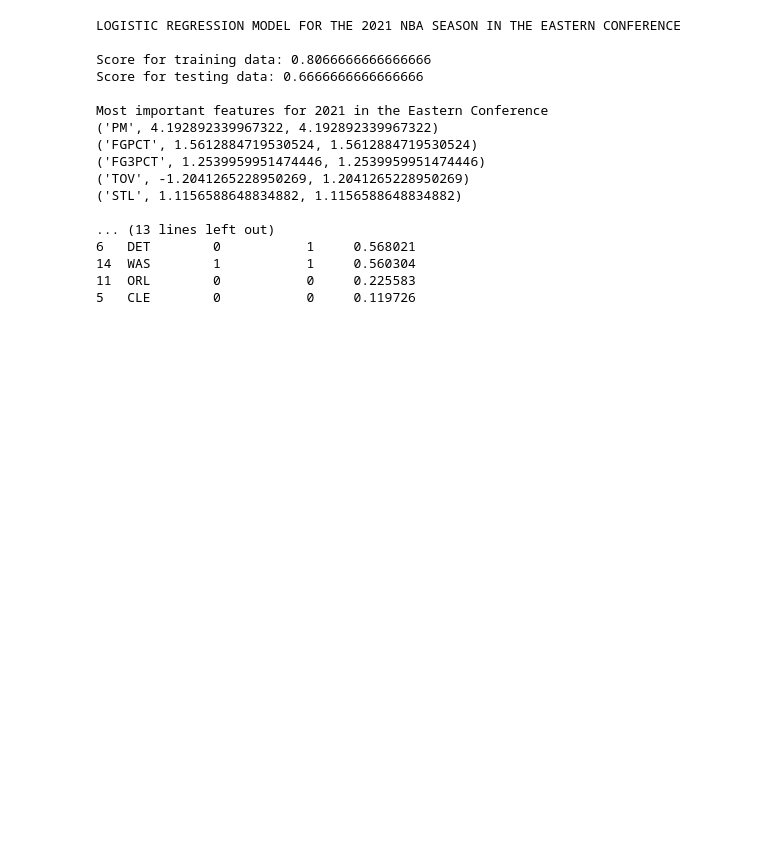
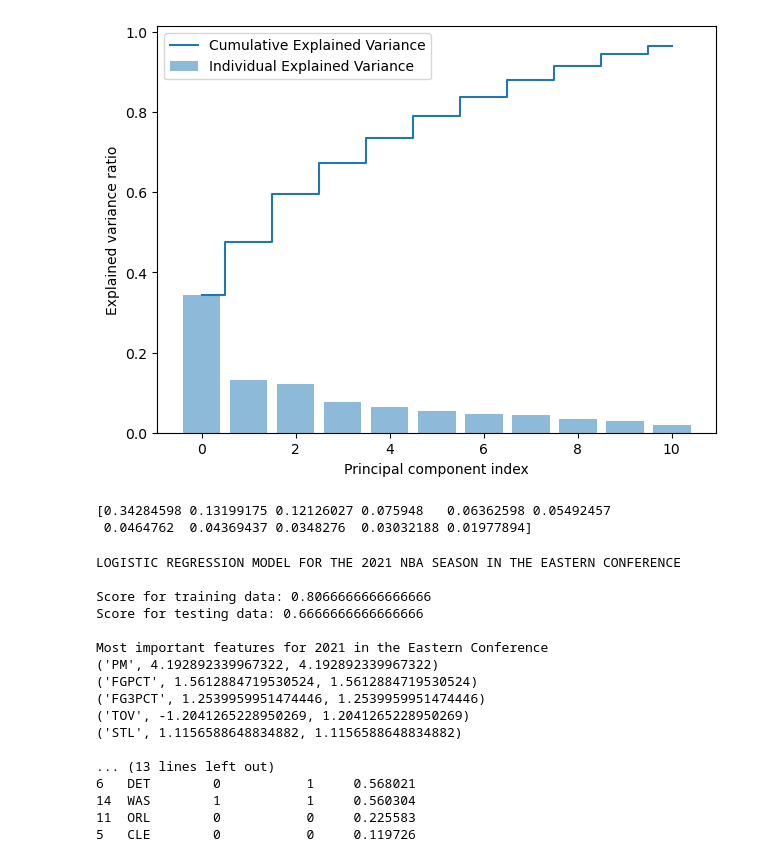
Before and after one commit to AviShah10/nba-playoff-prediction, a Jupyter notebook: models_2021.ipynb, the cells around one changed output. Cells and saved outputs as stored; diff of their text form; code cells hidden in the pictures; blank space fills up the shorter version.

Commit message:
added PCA plot

```diff
--- a/models_2021.ipynb
+++ b/models_2021.ipynb
@@ -128,13 +130,30 @@ x_test_normalized = pd. DataFrame (b, columns = x_test.columns)
 # %%
 ##################################
 ## Principle Component Analysis ##
 ##################################
 
 # Decided to not use PCA because the model accuracy was either the same or worse with PCA
 
 pca = PCA(0.95)
 x_train_pca = pca.fit_transform(x_train_normalized)
 x_test_pca = pca.transform(x_test_normalized)
+
+explained_variance = pca.explained_variance_ratio_
+cum_sum = np.cumsum(explained_variance)
+
+plt.bar(range(0,len(explained_variance)), explained_variance, alpha=0.5, align='center', label='Individual Explained Variance')
+plt.step(range(0,len(cum_sum)), cum_sum, where='mid',label='Cumulative Explained Variance')
+plt.ylabel('Explained Variance Ratio')
+plt.xlabel('Principal Component Index')
+plt.legend(loc='best')
+plt.tight_layout()
+plt.show()
+
+print(pca.explained_variance_ratio_)
+# %% [output]
+[figure, added]
+[0.34284598 0.13199175 0.12126027 0.075948   0.06362598 0.05492457
+ 0.0464762  0.04369437 0.0348276  0.03032188 0.01977894]
 # %%
 ###############################
 ## LOGISTIC REGRESSION MODEL ##
```
Also changed, not shown: parts of 1 cell of this notebook.
